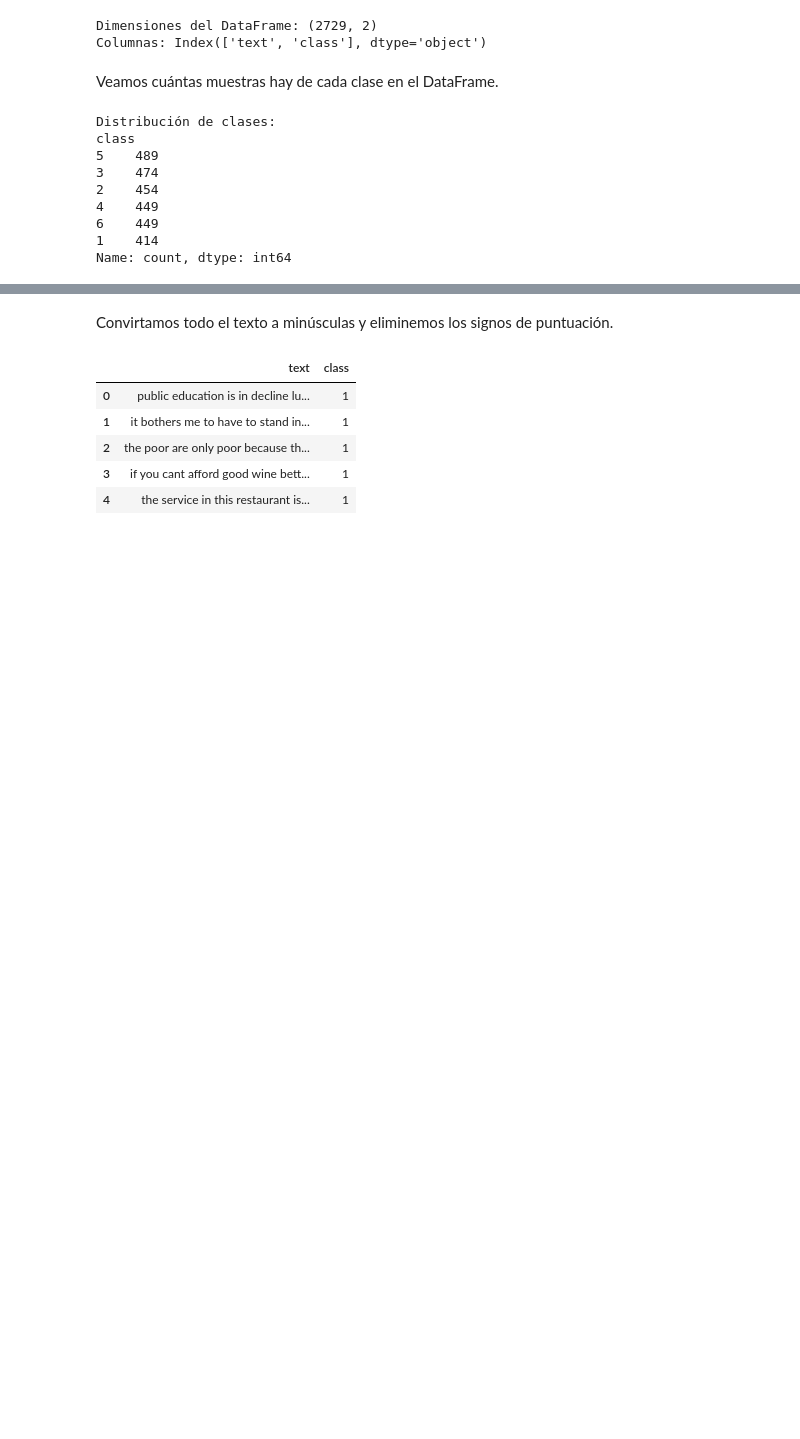
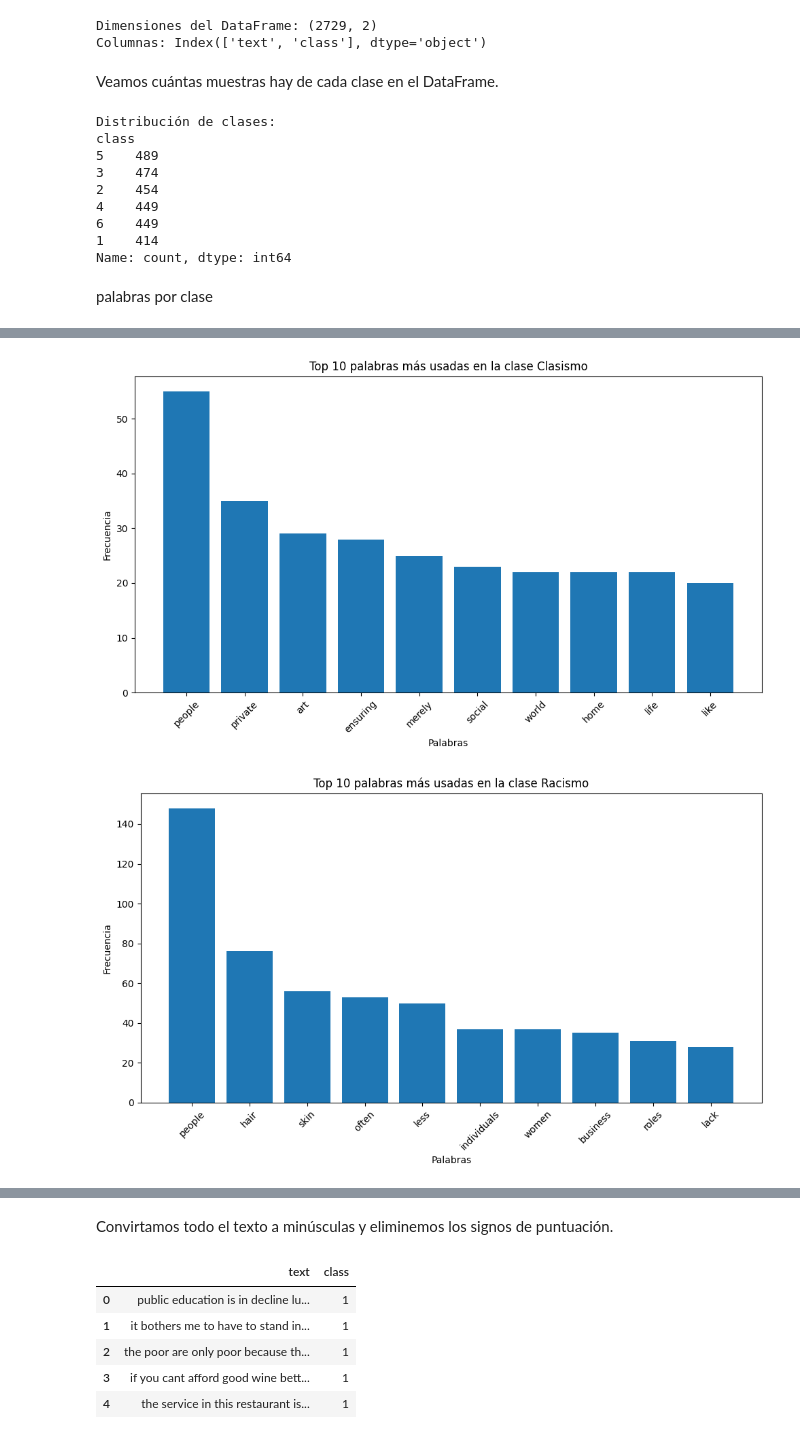
Before and after one commit to luis-castrejon/p2-ai, a Jupyter notebook: proyecto2.ipynb, the cells around one changed output, grey strips where cells are left out. Saved outputs shown, nothing was run; the diff lists cells and outputs as text; code cells hidden in the pictures; blank space fills up the shorter version.

Commit message:
Principales palabras por clase y ejemplos de prueba

```diff
--- a/proyecto2.ipynb
+++ b/proyecto2.ipynb
@@ -79,3 +79,62 @@ class
 6    449
 1    414
 Name: count, dtype: int64
+# %% [markdown]
+palabras por clase
+# %%
+import matplotlib.pyplot as plt
+import nltk
+from nltk.corpus import stopwords
+from nltk.tokenize import word_tokenize
+
+# Descargar los stopwords en caso de no tenerlos
+nltk.download('stopwords')
+nltk.download('punkt')
+
+def process_text(text):
+    # Tokenizar el texto
+    tokens = word_tokenize(text.lower())
+
+    # Filtrar stopwords y signos de puntuación
+    stop_words = set(stopwords.words('english'))
+    filtered_tokens = [word for word in tokens if word.isalnum() and word not in stop_words]
+
+    # Contar las palabras
+    word_counts = nltk.FreqDist(filtered_tokens)
+
+    return word_counts
+
+# Agrupar los textos por clase
+grouped_data = data.groupby('class')['text']
+
+# Diccionario de nombres de clases
+class_names = {
+    1: 'Clasismo',
+    2: 'Racismo',
+    3: 'Sexismo',
+    4: 'Otros',
+    5: 'Contenido Inapropiado',
+    6: 'Ninguna de las Anteriores'
+}
+
+# Iterar sobre cada grupo (clase)
+for class_id, group_texts in grouped_data:
+    # Concatenar los textos de cada grupo en una sola cadena
+    combined_text = ' '.join(group_texts)
+
+    # Procesar el texto combinado
+    word_counts = process_text(combined_text)
+
+    # Obtener las 10 palabras más frecuentes
+    top_words = word_counts.most_common(10)
+
+    # Crear el gráfico de barras
+    plt.figure(figsize=(10, 6))
+    plt.bar([word[0] for word in top_words], [word[1] for word in top_words])
+    plt.title(f"Top 10 palabras más usadas en la clase {class_names[class_id]}")
+    plt.xlabel("Palabras")
+    plt.ylabel("Frecuencia")
+    plt.xticks(rotation=45)
+    plt.tight_layout()
+    plt.show()
+# %% [output]
@@ -81,0 +145,2 @@ Name: count, dtype: int64
+[figure, added]
+[figure, added]
```
Also changed, not shown: parts of 2 cells of this notebook, 1 other file.
